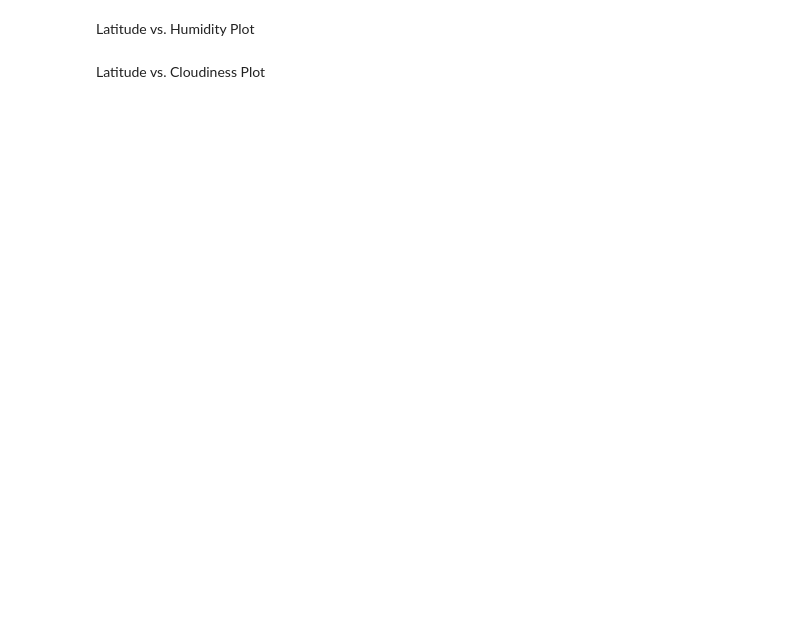
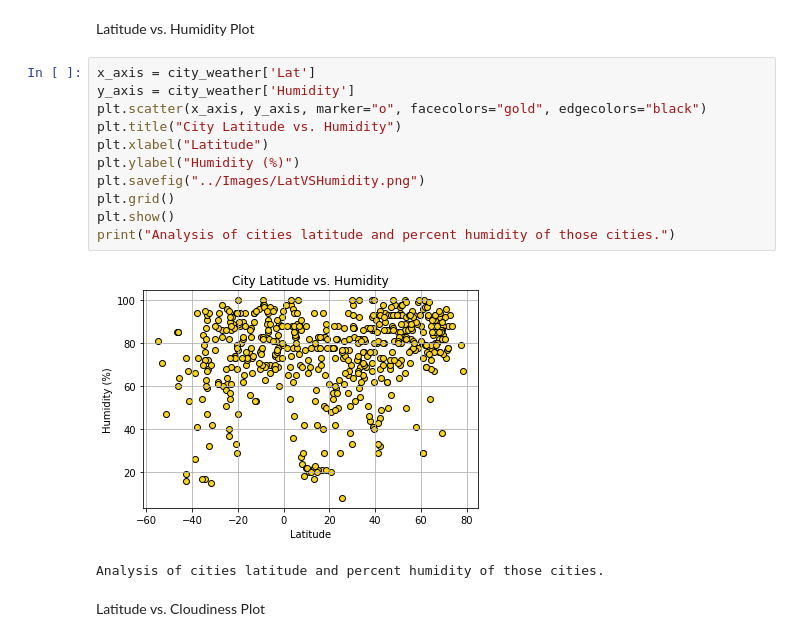
Before and after one commit to jrosedavis/Python-API-Challenge, a Jupyter notebook: WeatherPy/main HW6.ipynb, the cells around one changed output. Saved outputs shown, nothing was run; the diff lists cells and outputs as text; blank space fills up the shorter version.

```diff
--- a/WeatherPy/main HW6.ipynb
+++ b/WeatherPy/main HW6.ipynb
@@ -162,4 +230,18 @@ Latitude vs. Temperature Plot
 # %% [markdown]
 Latitude vs. Humidity Plot
+# %%
+x_axis = city_weather['Lat']
+y_axis = city_weather['Humidity']
+plt.scatter(x_axis, y_axis, marker="o", facecolors="gold", edgecolors="black")
+plt.title("City Latitude vs. Humidity")
+plt.xlabel("Latitude")
+plt.ylabel("Humidity (%)")
+plt.savefig("../Images/LatVSHumidity.png")
+plt.grid()
+plt.show()
+print("Analysis of cities latitude and percent humidity of those cities.")
+# %% [output]
+[figure, added]
+Analysis of cities latitude and percent humidity of those cities.
 # %% [markdown]
 Latitude vs. Cloudiness Plot
```
Also changed, not shown: parts of 27 cells of this notebook, 14 other files.
